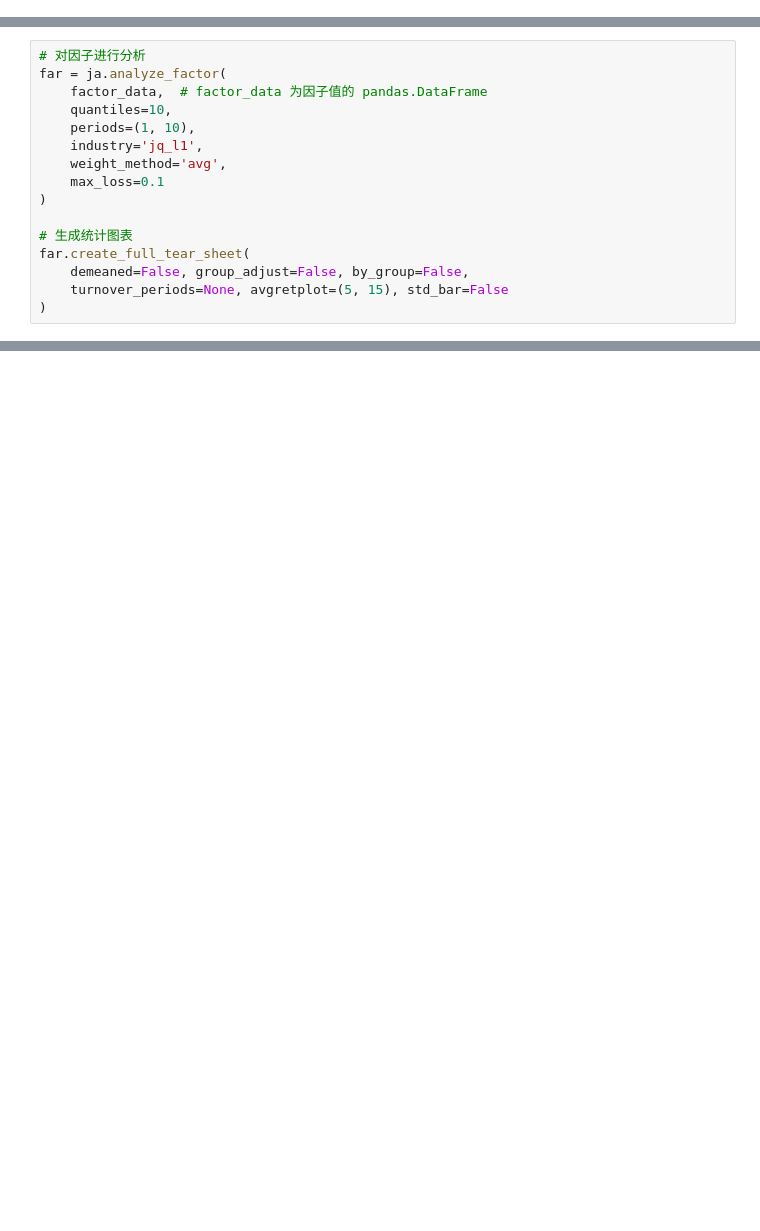
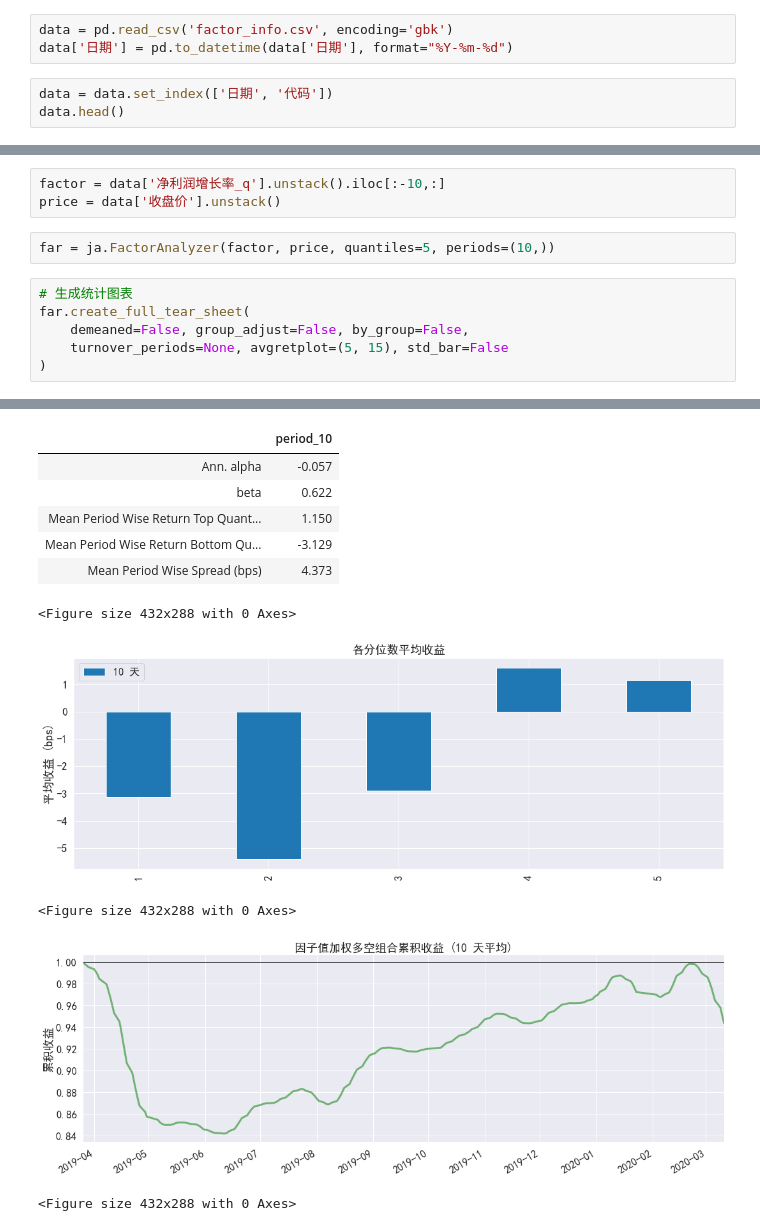
Before and after one commit to wangjiehui11235/jqfactor_analyzer, a Jupyter notebook: notebooks/analyzer.ipynb, the cells around one changed output, grey strips where cells are left out. Drawn from its saved outputs; the diff is of its cells as text; blank space fills up the shorter version.

```diff
--- a/notebooks/analyzer.ipynb
+++ b/notebooks/analyzer.ipynb
@@ -17,0 +21,6 @@ factor_data=jqdatasdk.get_factor_values(
+# %%
+data = pd.read_csv('factor_info.csv', encoding='gbk')
+data['日期'] = pd.to_datetime(data['日期'], format="%Y-%m-%d")
+# %%
+data = data.set_index(['日期', '代码'])
+data.head()
@@ -18,14 +48,9 @@ factor_data=jqdatasdk.get_factor_values(
+# %%
+factor = data['净利润增长率_q'].unstack().iloc[:-10,:]
+price = data['收盘价'].unstack()
+# %%
+far = ja.FactorAnalyzer(factor, price, quantiles=5, periods=(10,))
 # %%
-# 对因子进行分析
-far = ja.analyze_factor(
-    factor_data,  # factor_data 为因子值的 pandas.DataFrame
-    quantiles=10,
-    periods=(1, 10),
-    industry='jq_l1',
-    weight_method='avg',
-    max_loss=0.1
-)
-
 # 生成统计图表
 far.create_full_tear_sheet(
     demeaned=False, group_adjust=False, by_group=False,
@@ -35,0 +71,11 @@ ModuleNotFoundError: No module named 'pandas.core.panel'
+|  | period_10 |
+| Ann. alpha | -0.057 |
+| beta | 0.622 |
+| Mean Period Wise Return Top Quant... | 1.150 |
+| Mean Period Wise Return Bottom Qu... | -3.129 |
+| Mean Period Wise Spread (bps) | 4.373 |
+<Figure size 432x288 with 0 Axes>
+[figure, added]
+<Figure size 432x288 with 0 Axes>
+[figure, added]
+<Figure size 432x288 with 0 Axes>
```
Also changed, not shown: parts of 7 cells of this notebook, 2 other files.
